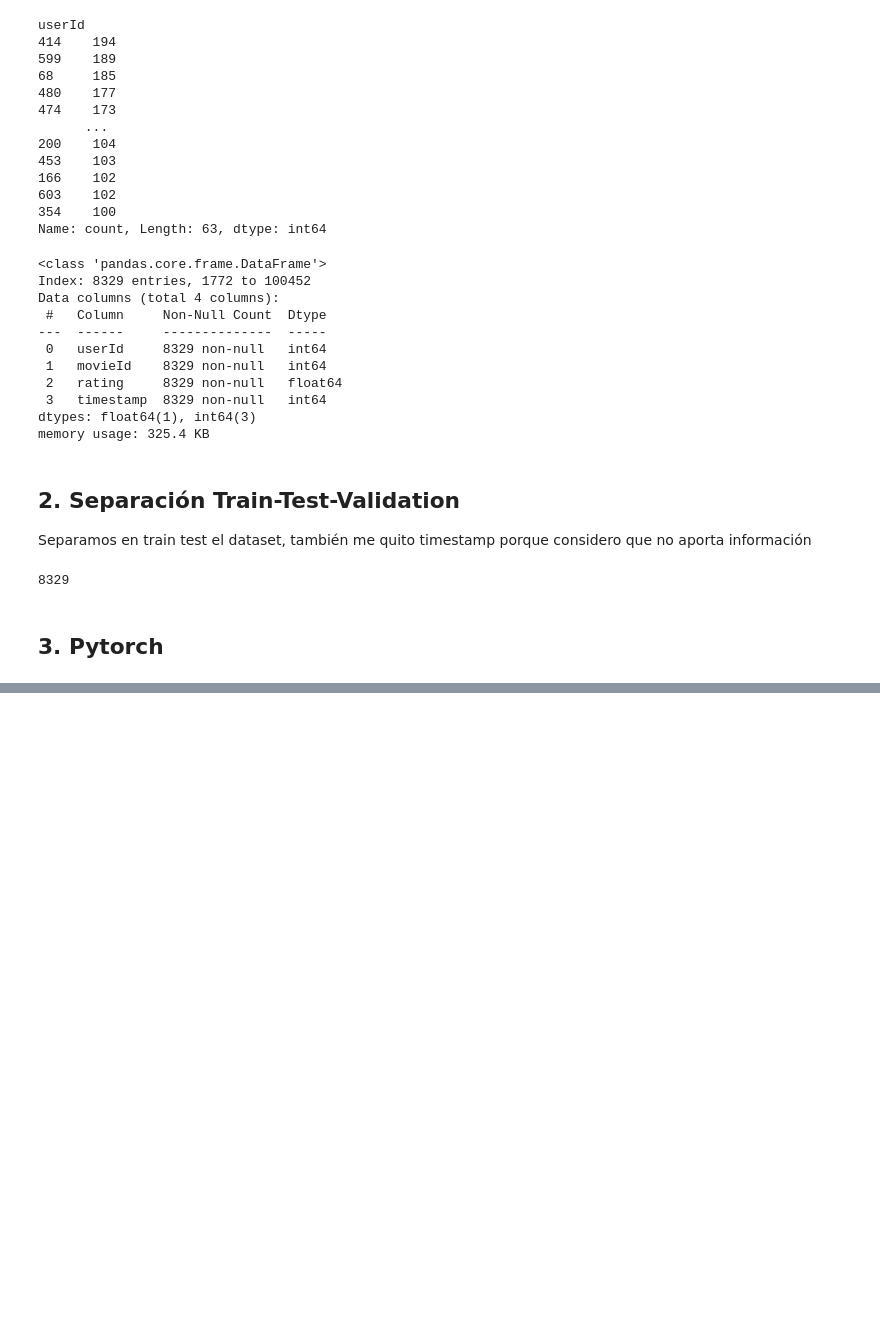
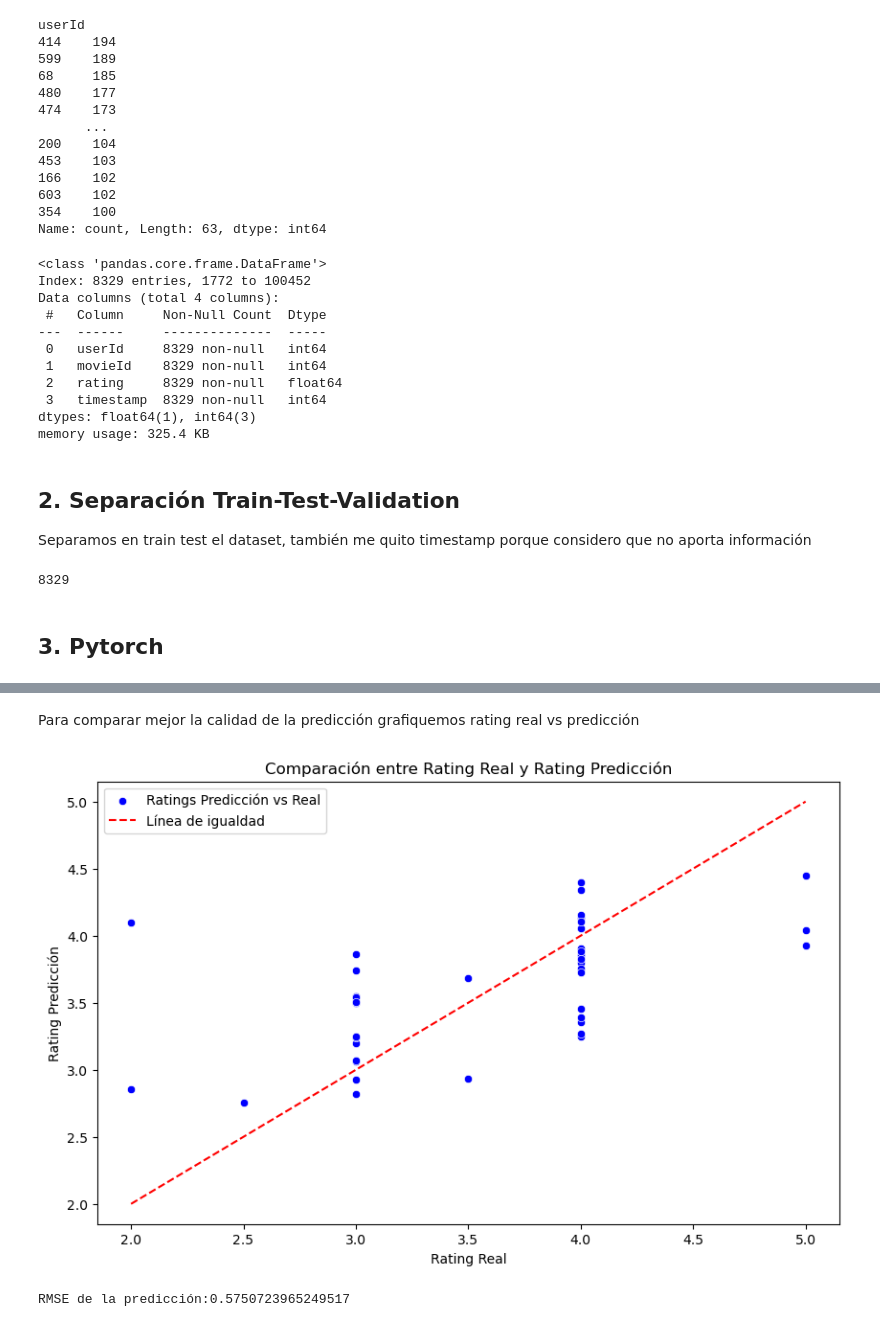
Before and after one commit to Mauro-Aguirregaray/Master-IA, a Jupyter notebook: [08] Aprendizaje Profundo 1/TPs/TP1_AP_MauroAguirregaray.ipynb, the cells around one changed output, grey strips where cells are left out. Saved outputs shown, nothing was run; the diff lists cells and outputs as text; code cells hidden in the pictures; blank space fills up the shorter version.

Commit message:
Entrega TP1 Aprendizaje Automático

```diff
--- a/[08] Aprendizaje Profundo 1/TPs/TP1_AP_MauroAguirregaray.ipynb
+++ b/[08] Aprendizaje Profundo 1/TPs/TP1_AP_MauroAguirregaray.ipynb
@@ -408,0 +459,6 @@ for epoch in range(epochs):
+# %%
+#Genero el dataset que voy a utilizar en las predicciones
+movies_df['userIdx']=user_idx
+movies_df['movieIdx']=movie_idx
+
+movies_df
@@ -408,0 +524,10 @@ for epoch in range(epochs):
+# %%
+# Ejemplo de uso de la función
+
+usuario_aleatorio = user_random(user_idx)
+peliculas_seleccionadas = movie_random_ratings_user(movies_df, usuario_aleatorio)
+prediccion_nnet = prediccion_usuario(usuario_aleatorio, peliculas_seleccionadas, nnnetWithEmbeddings)
+
+print("Usuario seleccionado:", usuario_aleatorio)
+print("Películas seleccionadas:", peliculas_seleccionadas)
+prediccion_nnet
@@ -408,0 +556,28 @@ for epoch in range(epochs):
+# %% [markdown]
+Para comparar mejor la calidad de la predicción grafiquemos rating real vs predicción
+# %%
+import seaborn as sns
+plt.figure(figsize=(10, 6))
+
+# Crear la gráfica de dispersión
+sns.scatterplot(x='rating', y='rating_pred', data=prediccion_nnet, color='blue', label='Ratings Predicción vs Real')
+
+# Añadir una línea diagonal de referencia
+plt.plot([prediccion_nnet['rating'].min(), prediccion_nnet['rating'].max()],
+             [prediccion_nnet['rating'].min(), prediccion_nnet['rating'].max()],
+             'r--', label='Línea de igualdad')
+
+# Etiquetas y título
+plt.xlabel('Rating Real')
+plt.ylabel('Rating Predicción')
+plt.title('Comparación entre Rating Real y Rating Predicción')
+plt.legend()
+
+# Mostrar la gráfica
+plt.show()
+
+rmse = np.sqrt(mean_squared_error(prediccion_nnet["rating"], prediccion_nnet["rating_pred"]))
+print(f"RMSE de la predicción:{rmse}")
+# %% [output]
+[figure, added]
+RMSE de la predicción:0.5750723965249517
```
Also changed, not shown: parts of 29 cells of this notebook.
